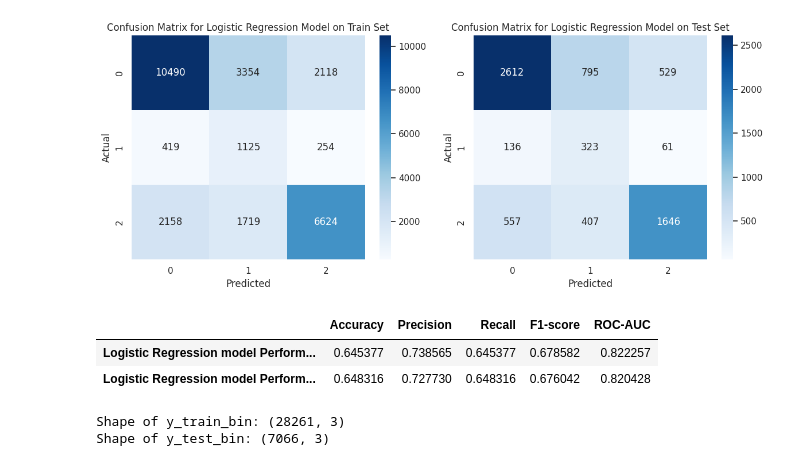
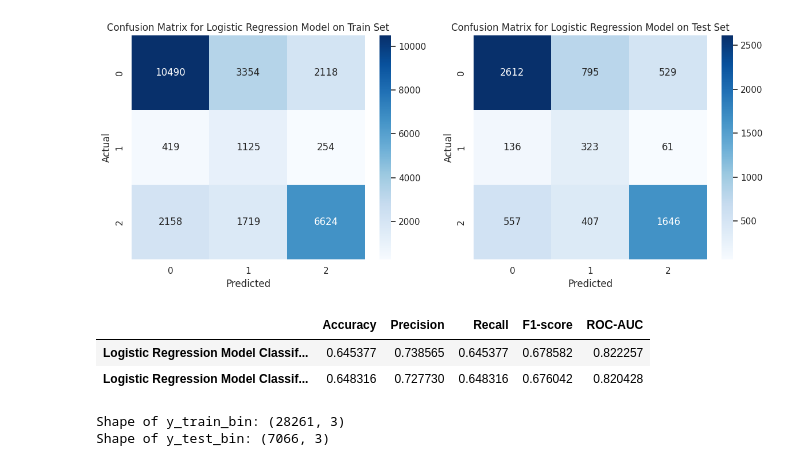
Before and after one commit to mwakad/supervised-ml-classifiers-for-predicting-water-wells-condition, a Jupyter notebook: index.ipynb, the cells around one changed output. Cells and saved outputs as stored; diff of their text form; code cells hidden in the pictures.

```diff
--- a/index.ipynb
+++ b/index.ipynb
@@ -440,33 +440,33 @@ plt.show()
 # %%
 # Evaluate performance on train set
 acc_train = accuracy_score(y_train, y_pred_train)
 prec_train = precision_score(y_train, y_pred_train, average='weighted')
 rec_train = recall_score(y_train, y_pred_train, average='weighted')
 f1_train = f1_score(y_train, y_pred_train, average='weighted')
 roc_auc_train = roc_auc_score(y_train, y_proba_train, multi_class='ovr')
 
 # Evaluate performance on test set
 acc_test = accuracy_score(y_test, y_pred_test)
 prec_test = precision_score(y_test, y_pred_test, average='weighted')
 rec_test = recall_score(y_test, y_pred_test, average='weighted')
 f1_test = f1_score(y_test, y_pred_test, average='weighted')
 roc_auc_test = roc_auc_score(y_test, y_proba_test, multi_class='ovr')
 
 # Create a DataFrame with metrics for both train and test sets
 import pandas as pd
 metrics_df = pd.DataFrame({
     'Accuracy': [acc_train, acc_test],
     'Precision': [prec_train, prec_test],
     'Recall': [rec_train, rec_test],
     'F1-score': [f1_train, f1_test],
     'ROC-AUC': [roc_auc_train, roc_auc_test]
-}, index=['Logistic Regression model Performance on train set',
-          'Logistic Regression model Performance on test set'])
+}, index=['Logistic Regression Model Classifier  (train set)',
+          'Logistic Regression Model Classifier (test set)'])
 display(metrics_df)
 # %% [output]
 |  | Accuracy | Precision | Recall | F1-score | ROC-AUC |
-| Logistic Regression model Perform... | 0.645377 | 0.738565 | 0.645377 | 0.678582 | 0.822257 |
-| Logistic Regression model Perform... | 0.648316 | 0.727730 | 0.648316 | 0.676042 | 0.820428 |
+| Logistic Regression Model Classif... | 0.645377 | 0.738565 | 0.645377 | 0.678582 | 0.822257 |
+| Logistic Regression Model Classif... | 0.648316 | 0.727730 | 0.648316 | 0.676042 | 0.820428 |
 # %%
 # Plot ROC curves for logistic regression model on both train and test sets
 from sklearn.preprocessing import label_binarize
```
Also changed, not shown: parts of 16 cells of this notebook.
